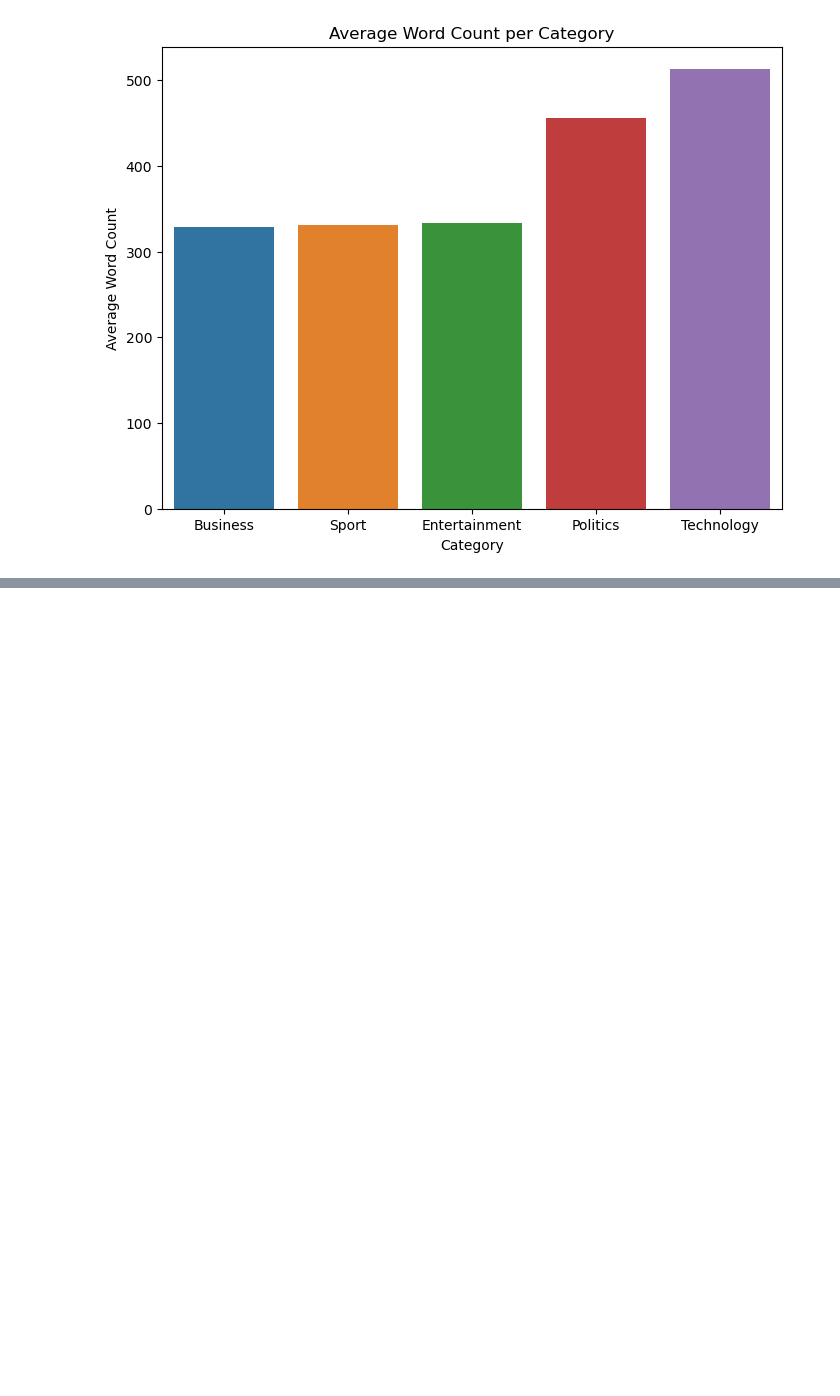
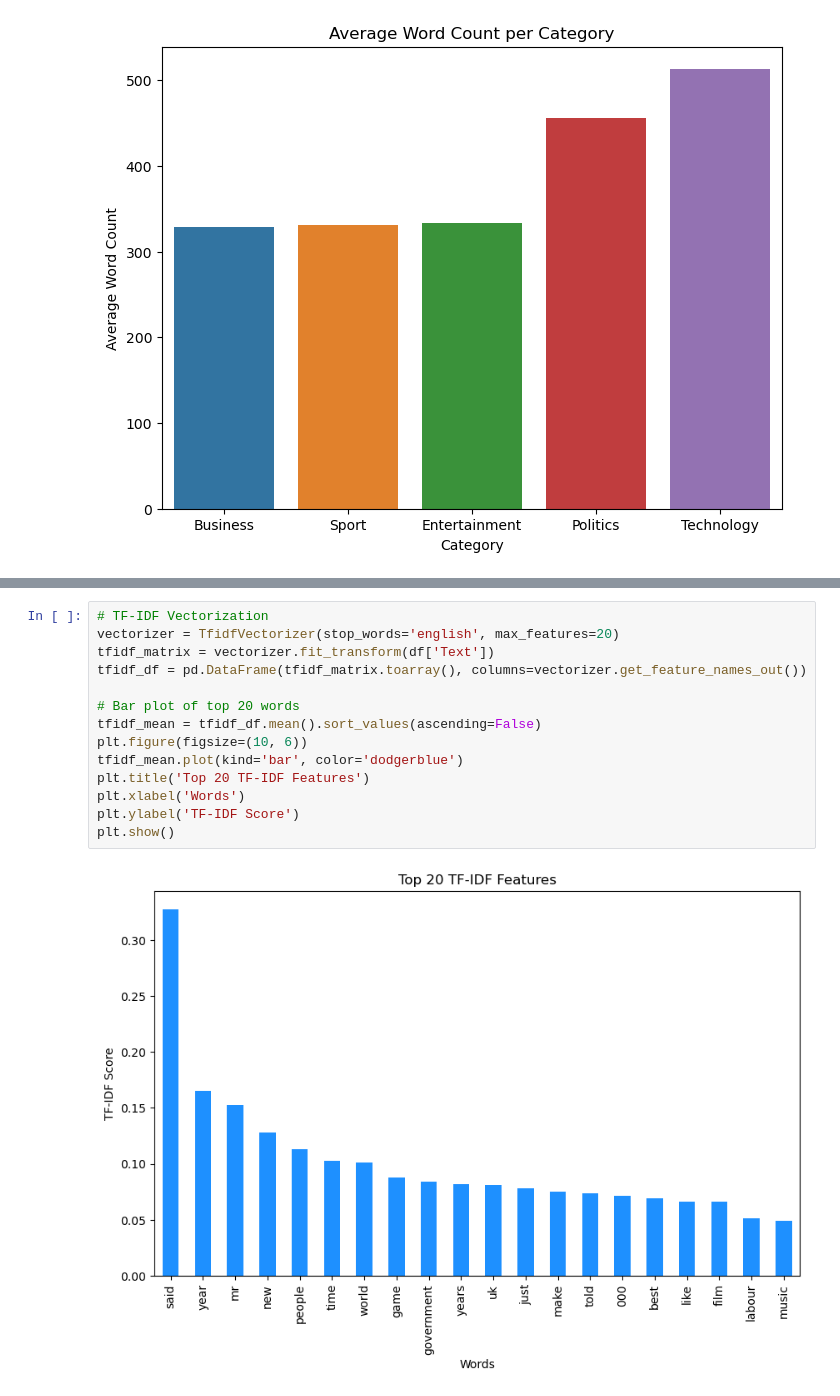
Before and after one commit to NANITH777/Text_Classification, a Jupyter notebook: model.ipynb, the cells around one changed output, grey strips where cells are left out. Cells and saved outputs as stored; diff of their text form; blank space fills up the shorter version.

```diff
--- a/model.ipynb
+++ b/model.ipynb
@@ -177,0 +180,16 @@ for category in categories:
+# %%
+# TF-IDF Vectorization
+vectorizer = TfidfVectorizer(stop_words='english', max_features=20)
+tfidf_matrix = vectorizer.fit_transform(df['Text'])
+tfidf_df = pd.DataFrame(tfidf_matrix.toarray(), columns=vectorizer.get_feature_names_out())
+
+# Bar plot of top 20 words
+tfidf_mean = tfidf_df.mean().sort_values(ascending=False)
+plt.figure(figsize=(10, 6))
+tfidf_mean.plot(kind='bar', color='dodgerblue')
+plt.title('Top 20 TF-IDF Features')
+plt.xlabel('Words')
+plt.ylabel('TF-IDF Score')
+plt.show()
+# %% [output]
+[figure, added]
```
Also changed, not shown: parts of 1 cell of this notebook.
